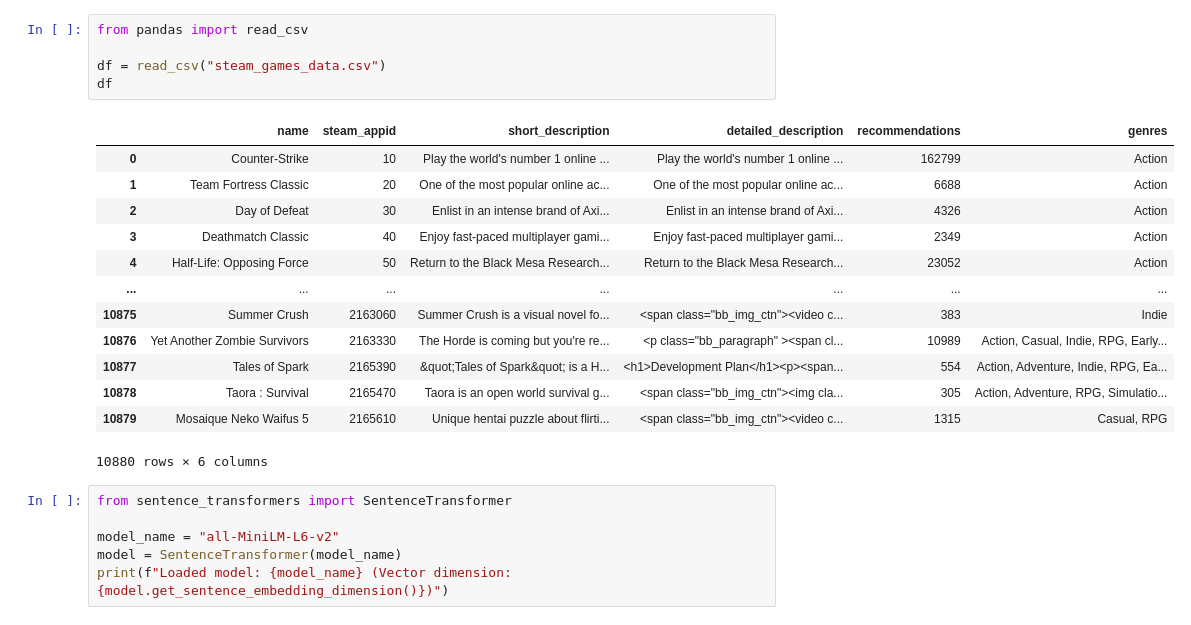
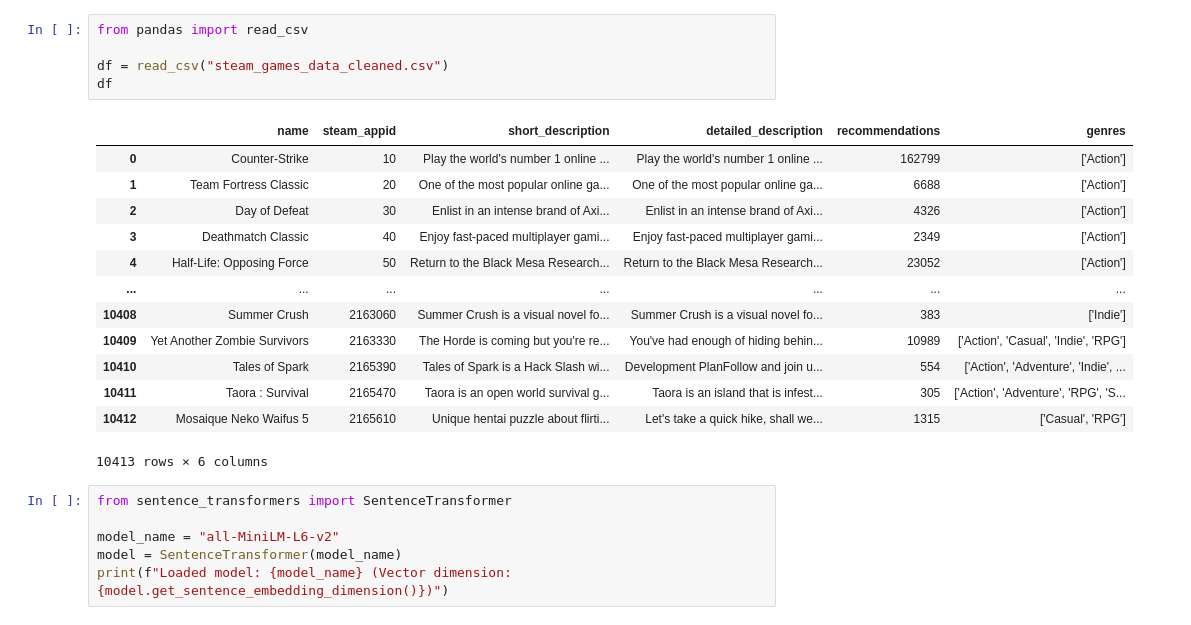
Before and after one commit to stabor705/steam-games-data-mining, a Jupyter notebook: feature_extraction.ipynb, the cells around one changed output. Cells and saved outputs as stored; diff of their text form.

```diff
--- a/feature_extraction.ipynb
+++ b/feature_extraction.ipynb
@@ -1,22 +1,22 @@
 # %%
 from pandas import read_csv
 
-df = read_csv("steam_games_data.csv")
+df = read_csv("steam_games_data_cleaned.csv")
 df
 # %% [output]
 |  | name | steam_appid | short_description | detailed_description | recommendations | genres |
-| 0 | Counter-Strike | 10 | Play the world's number 1 online ... | Play the world's number 1 online ... | 162799 | Action |
-| 1 | Team Fortress Classic | 20 | One of the most popular online ac... | One of the most popular online ac... | 6688 | Action |
-| 2 | Day of Defeat | 30 | Enlist in an intense brand of Axi... | Enlist in an intense brand of Axi... | 4326 | Action |
-| 3 | Deathmatch Classic | 40 | Enjoy fast-paced multiplayer gami... | Enjoy fast-paced multiplayer gami... | 2349 | Action |
-| 4 | Half-Life: Opposing Force | 50 | Return to the Black Mesa Research... | Return to the Black Mesa Research... | 23052 | Action |
+| 0 | Counter-Strike | 10 | Play the world's number 1 online ... | Play the world's number 1 online ... | 162799 | ['Action'] |
+| 1 | Team Fortress Classic | 20 | One of the most popular online ga... | One of the most popular online ga... | 6688 | ['Action'] |
+| 2 | Day of Defeat | 30 | Enlist in an intense brand of Axi... | Enlist in an intense brand of Axi... | 4326 | ['Action'] |
+| 3 | Deathmatch Classic | 40 | Enjoy fast-paced multiplayer gami... | Enjoy fast-paced multiplayer gami... | 2349 | ['Action'] |
+| 4 | Half-Life: Opposing Force | 50 | Return to the Black Mesa Research... | Return to the Black Mesa Research... | 23052 | ['Action'] |
 | ... | ... | ... | ... | ... | ... | ... |
-| 10875 | Summer Crush | 2163060 | Summer Crush is a visual novel fo... | <span class="bb_img_ctn"><video c... | 383 | Indie |
-| 10876 | Yet Another Zombie Survivors | 2163330 | The Horde is coming but you're re... | <p class="bb_paragraph" ><span cl... | 10989 | Action, Casual, Indie, RPG, Early... |
-| 10877 | Tales of Spark | 2165390 | &quot;Tales of Spark&quot; is a H... | <h1>Development Plan</h1><p><span... | 554 | Action, Adventure, Indie, RPG, Ea... |
-| 10878 | Taora : Survival | 2165470 | Taora is an open world survival g... | <span class="bb_img_ctn"><img cla... | 305 | Action, Adventure, RPG, Simulatio... |
-| 10879 | Mosaique Neko Waifus 5 | 2165610 | Unique hentai puzzle about flirti... | <span class="bb_img_ctn"><video c... | 1315 | Casual, RPG |
+| 10408 | Summer Crush | 2163060 | Summer Crush is a visual novel fo... | Summer Crush is a visual novel fo... | 383 | ['Indie'] |
+| 10409 | Yet Another Zombie Survivors | 2163330 | The Horde is coming but you're re... | You've had enough of hiding behin... | 10989 | ['Action', 'Casual', 'Indie', 'RPG'] |
+| 10410 | Tales of Spark | 2165390 | Tales of Spark is a Hack Slash wi... | Development PlanFollow and join u... | 554 | ['Action', 'Adventure', 'Indie', ... |
+| 10411 | Taora : Survival | 2165470 | Taora is an open world survival g... | Taora is an island that is infest... | 305 | ['Action', 'Adventure', 'RPG', 'S... |
+| 10412 | Mosaique Neko Waifus 5 | 2165610 | Unique hentai puzzle about flirti... | Let's take a quick hike, shall we... | 1315 | ['Casual', 'RPG'] |
-10880 rows × 6 columns
+10413 rows × 6 columns
 # %%
 from sentence_transformers import SentenceTransformer
 
```
Also changed, not shown: parts of 13 cells of this notebook, 9 other files.
